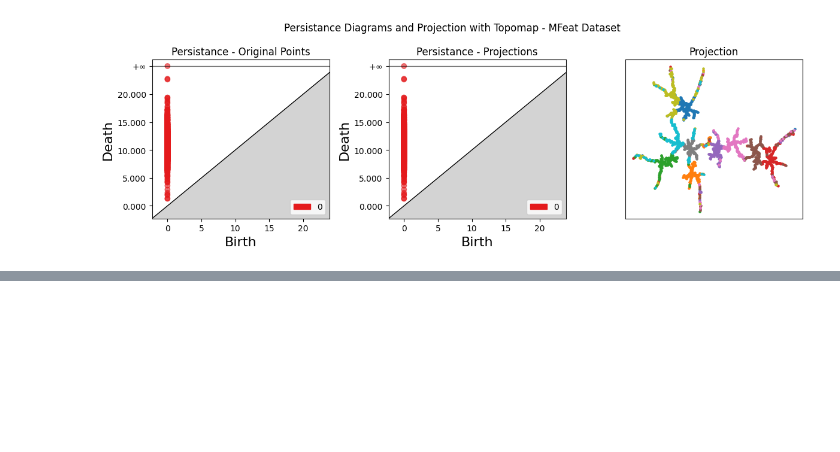
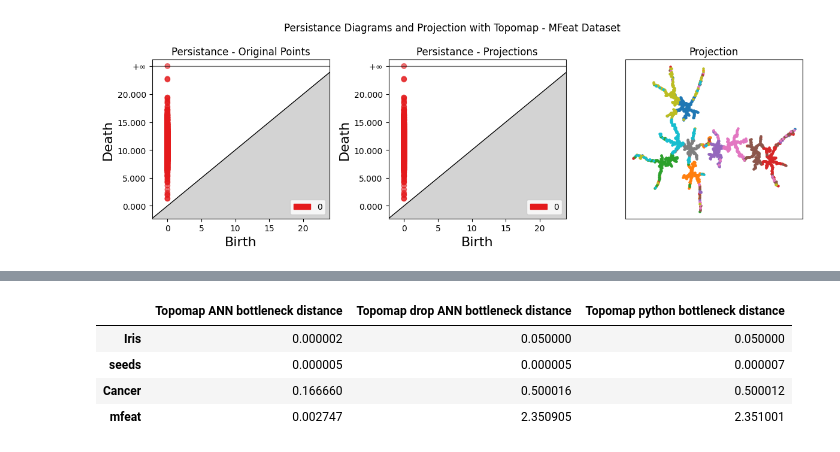
Before and after one commit to viguardieiro/TopoMap, a Jupyter notebook: Examples-TopoMapANN-UCIDatasets.ipynb, the cells around one changed output, grey strips where cells are left out. Cells and saved outputs as stored; diff of their text form; code cells hidden in the pictures; blank space fills up the shorter version.

```diff
--- a/Examples-TopoMapANN-UCIDatasets.ipynb
+++ b/Examples-TopoMapANN-UCIDatasets.ipynb
@@ -180,11 +183,14 @@ Bottleneck distance: 2.3507160932
 [figure]
 # %%
 def calc_distance(X, proj):
-    rips_original = gudhi.RipsComplex(points=X.to_numpy())
+    rips_original = gudhi.RipsComplex(points=X)
     st_original = rips_original.create_simplex_tree(max_dimension=1)
 
     rips_proj = gudhi.RipsComplex(points=proj)
     st_projection = rips_proj.create_simplex_tree(max_dimension=1)
+
+    diag_original = st_original.persistence(min_persistence=0)
+    diag_proj = st_projection.persistence(min_persistence=0)
 
     I_original = st_original.persistence_intervals_in_dimension(0)
     I_proj = st_projection.persistence_intervals_in_dimension(0)
@@ -234,7 +238,7 @@ def run_all_ANN_tests():
     results = []
 
     for dataset in list_of_files:
-        if(dataset in ["mnist.fvec,sift_learn.fvecs"]):
+        if(dataset in ["mnist.fvec","sift_learn.fvecs"]):
             continue
 
         data_path = os.path.join(name_of_dir,dataset)
@@ -243,10 +247,10 @@ def run_all_ANN_tests():
 
         result = ANN_test_without_plot(data_path, index_path)
 
-        print(name, result)
+
         results.append(result)
 
-        # col_names = ["sparse_matrix_building_time", "MST_from_sparse_time", "sparse_matrix_noise_building_time", "MST_from_sparse_noise_time", "dense_matrix_building_time",  "MST_from_dense_time"]
+        col_names = ["Topomap ANN bottleneck distance","Topomap drop ANN bottleneck distance","Topomap python bottleneck distance"]
 
     df = pd.DataFrame(results, columns = col_names)
     return df
@@ -255,5 +259,5 @@ def run_all_ANN_tests():
 
 
 
-run_all_ANN_tests()
+df =run_all_ANN_tests()
 # %% [output]
@@ -261,0 +275,4 @@ NameError: name 'col_names' is not defined
+# %%
+df.index = ["Iris","seeds","Cancer","mfeat"]
+print(df)
+df.to_csv("data/bottleneck_comparison.csv")
@@ -261,0 +291,8 @@ NameError: name 'col_names' is not defined
+# %%
+df
+# %% [output]
+|  | Topomap ANN bottleneck distance | Topomap drop ANN bottleneck distance | Topomap python bottleneck distance |
+| Iris | 0.000002 | 0.050000 | 0.050000 |
+| seeds | 0.000005 | 0.000005 | 0.000007 |
+| Cancer | 0.166660 | 0.500016 | 0.500012 |
+| mfeat | 0.002747 | 2.350905 | 2.351001 |
```
Also changed, not shown: parts of 4 cells of this notebook.
